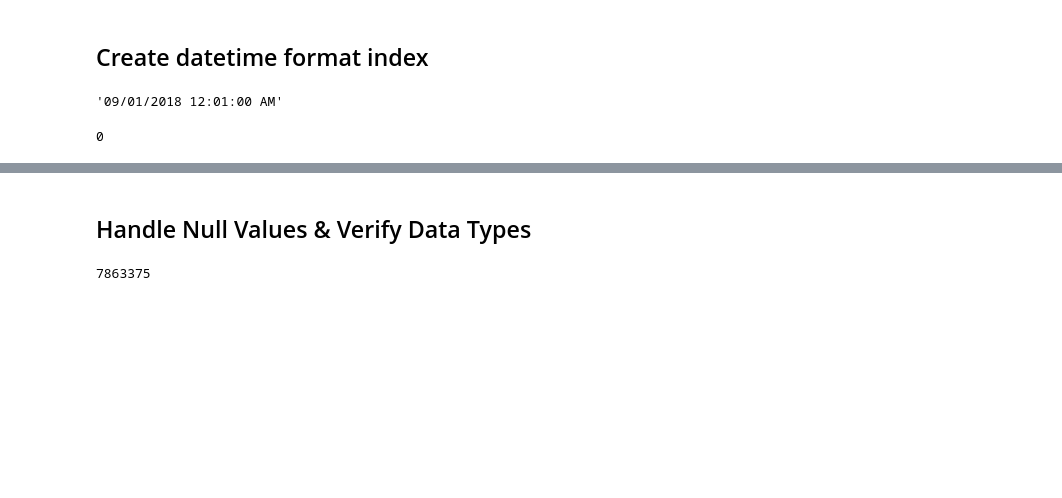
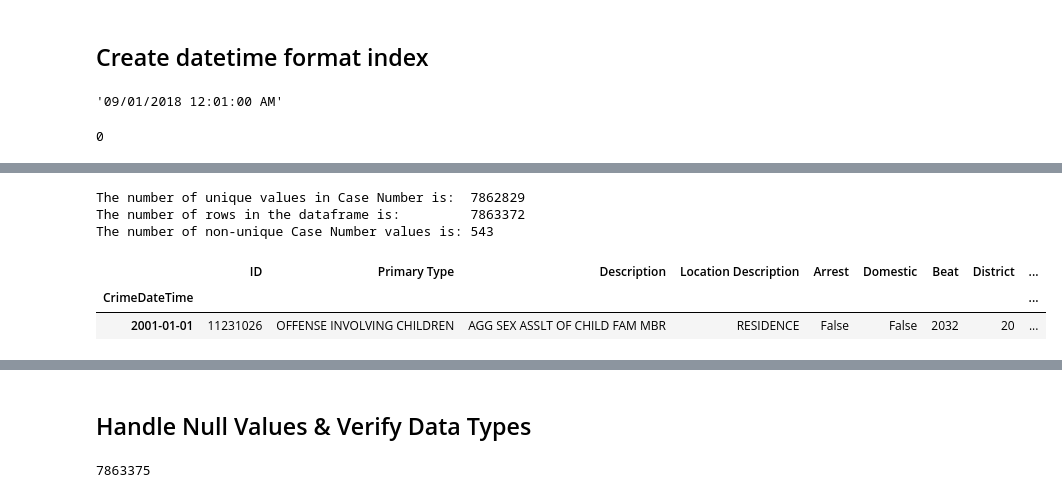
Before and after one commit to whitefreeze/Chicago-Crime-Data, a Jupyter notebook: Chicago-Crime-Data v2.1.ipynb, the cells around one changed output, grey strips where cells are left out. Cells and saved outputs as stored; diff of their text form; code cells hidden in the pictures; blank space fills up the shorter version.

Commit message:
Update Chicago-Crime-Data v2.1.ipynb
Updated by further reducing dimensionality and formatting output display.

```diff
--- a/Chicago-Crime-Data v2.1.ipynb
+++ b/Chicago-Crime-Data v2.1.ipynb
@@ -152,0 +136,4 @@ This feature shows when information about the case was last updated. For our pur
+# %%
+# drop Community Area
+df = df.drop(columns=['Community Area'])
+df.head(1)
@@ -152,0 +149,4 @@ This feature shows when information about the case was last updated. For our pur
+# %%
+# drop IUCR
+df = df.drop(columns=['IUCR'])
+df.head(1)
@@ -152,0 +162,4 @@ This feature shows when information about the case was last updated. For our pur
+# %%
+# drop FBI Code
+df = df.drop(columns=['FBI Code'])
+df.head(1)
@@ -152,0 +173,4 @@ This feature shows when information about the case was last updated. For our pur
+# %%
+# drop Year
+df = df.drop(columns=['Year'])
+df.head(1)
@@ -152,0 +184,17 @@ This feature shows when information about the case was last updated. For our pur
+# %%
+# Verify if Case Number has only unique values: It does not.
+print(f"The number of unique values in Case Number is:  {df['Case Number'].nunique()}")
+print(f"The number of rows in the dataframe is:         {len(df)}")
+print(f"The number of non-unique Case Number values is: {len(df) - df['Case Number'].nunique()}")
+# %% [output]
+The number of unique values in Case Number is:  7862829
+The number of rows in the dataframe is:         7863372
+The number of non-unique Case Number values is: 543
+# %%
+# drop Case Number
+df = df.drop(columns=['Case Number'])
+df.head(1)
+# %% [output]
+|  | ID | Primary Type | Description | Location Description | Arrest | Domestic | Beat | District | ... |
+| CrimeDateTime |  |  |  |  |  |  |  |  | ... |
+| 2001-01-01 | 11231026 | OFFENSE INVOLVING CHILDREN | AGG SEX ASSLT OF CHILD FAM MBR | RESIDENCE | False | False | 2032 | 20 | ... |
```
Also changed, not shown: parts of 95 cells of this notebook.
